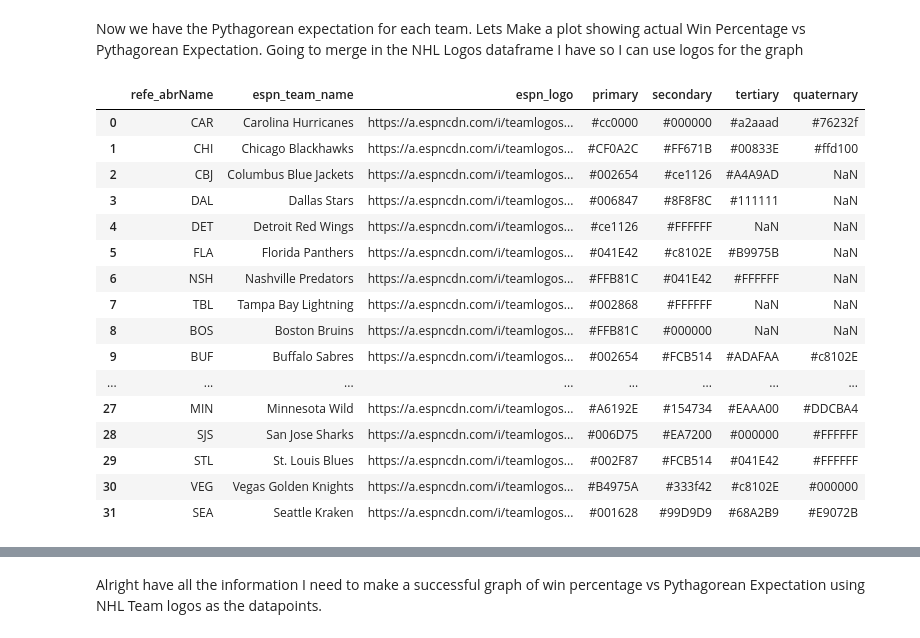
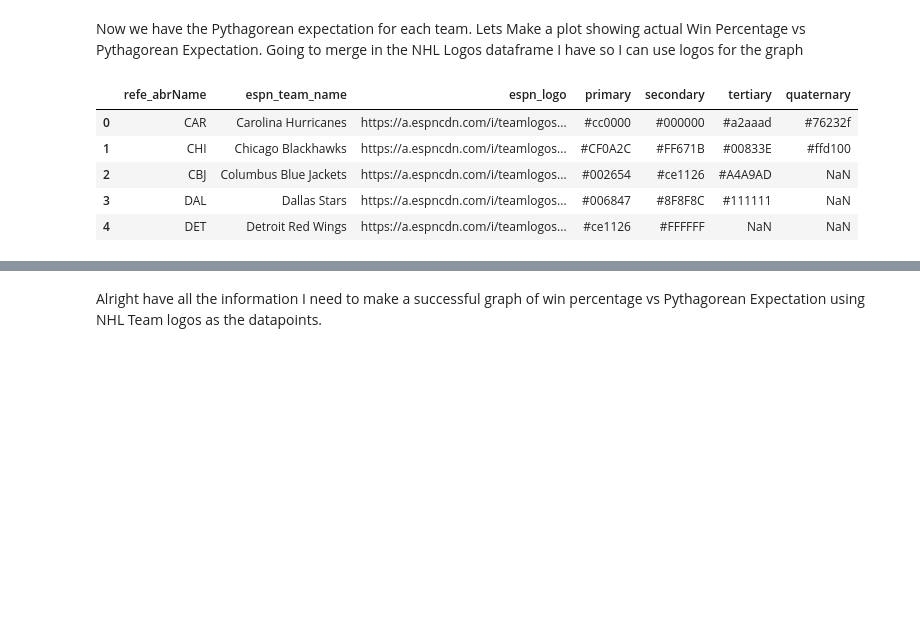
Before and after one commit to Nick3429/2025-NHL-Standings-Projections, a Jupyter notebook: standings.ipynb, the cells around one changed output, grey strips where cells are left out. Drawn from its saved outputs; the diff is of its cells as text; code cells hidden in the pictures; blank space fills up the shorter version.

```diff
--- a/standings.ipynb
+++ b/standings.ipynb
@@ -247,24 +236,13 @@ team_df['team'] = team_df['team'].replace('Montréal Canadiens', 'Montreal Canad
 # %%
 nhl_logos= pd.read_csv("nhl_logos.csv")
 # %%
-nhl_logos
+nhl_logos.head()
 # %% [output]
 |  | refe_abrName | espn_team_name | espn_logo | primary | secondary | tertiary | quaternary |
 | 0 | CAR | Carolina Hurricanes | https://a.espncdn.com/i/teamlogos... | #cc0000 | #000000 | #a2aaad | #76232f |
 | 1 | CHI | Chicago Blackhawks | https://a.espncdn.com/i/teamlogos... | #CF0A2C | #FF671B | #00833E | #ffd100 |
 | 2 | CBJ | Columbus Blue Jackets | https://a.espncdn.com/i/teamlogos... | #002654 | #ce1126 | #A4A9AD | NaN |
 | 3 | DAL | Dallas Stars | https://a.espncdn.com/i/teamlogos... | #006847 | #8F8F8C | #111111 | NaN |
 | 4 | DET | Detroit Red Wings | https://a.espncdn.com/i/teamlogos... | #ce1126 | #FFFFFF | NaN | NaN |
-| 5 | FLA | Florida Panthers | https://a.espncdn.com/i/teamlogos... | #041E42 | #c8102E | #B9975B | NaN |
-| 6 | NSH | Nashville Predators | https://a.espncdn.com/i/teamlogos... | #FFB81C | #041E42 | #FFFFFF | NaN |
-| 7 | TBL | Tampa Bay Lightning | https://a.espncdn.com/i/teamlogos... | #002868 | #FFFFFF | NaN | NaN |
-| 8 | BOS | Boston Bruins | https://a.espncdn.com/i/teamlogos... | #FFB81C | #000000 | NaN | NaN |
-| 9 | BUF | Buffalo Sabres | https://a.espncdn.com/i/teamlogos... | #002654 | #FCB514 | #ADAFAA | #c8102E |
-| ... | ... | ... | ... | ... | ... | ... | ... |
-| 27 | MIN | Minnesota Wild | https://a.espncdn.com/i/teamlogos... | #A6192E | #154734 | #EAAA00 | #DDCBA4 |
-| 28 | SJS | San Jose Sharks | https://a.espncdn.com/i/teamlogos... | #006D75 | #EA7200 | #000000 | #FFFFFF |
-| 29 | STL | St. Louis Blues | https://a.espncdn.com/i/teamlogos... | #002F87 | #FCB514 | #041E42 | #FFFFFF |
-| 30 | VEG | Vegas Golden Knights | https://a.espncdn.com/i/teamlogos... | #B4975A | #333f42 | #c8102E | #000000 |
-| 31 | SEA | Seattle Kraken | https://a.espncdn.com/i/teamlogos... | #001628 | #99D9D9 | #68A2B9 | #E9072B |
 # %%
 NHL_teams=pd.merge(team_df, nhl_logos, left_on='team',right_on='espn_team_name', how='left')
```
Also changed, not shown: parts of 29 cells of this notebook.
